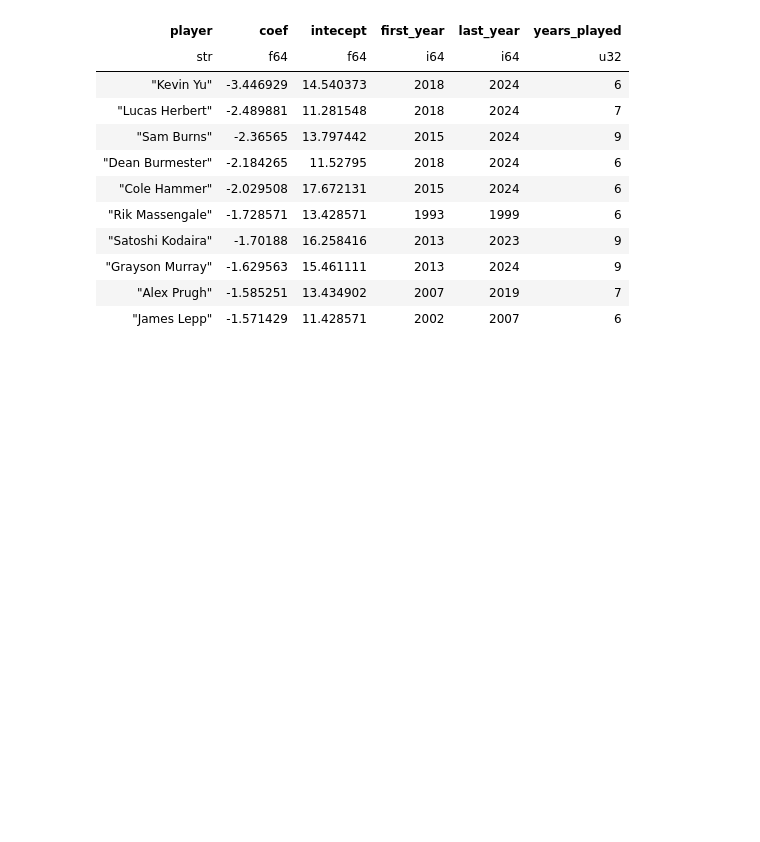
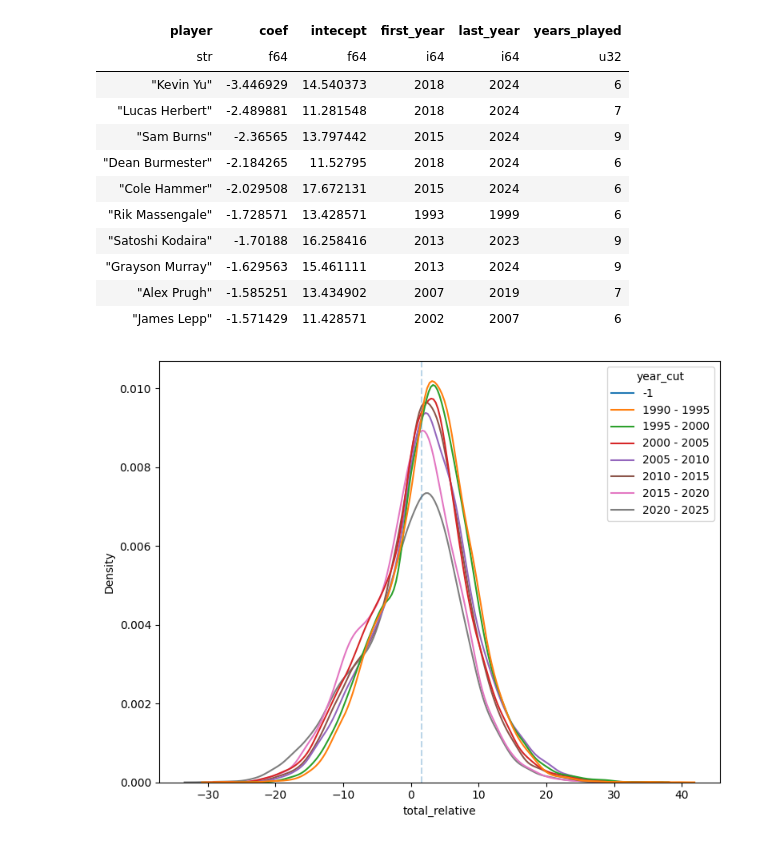
Before and after one commit to JackGreenaway/pga_scraper, a Jupyter notebook: analysis.ipynb, the cells around one changed output. Cells and saved outputs as stored; diff of their text form; code cells hidden in the pictures; blank space fills up the shorter version.

```diff
--- a/analysis.ipynb
+++ b/analysis.ipynb
@@ -237,3 +241,33 @@ shape: (10, 6)
 | "Grayson Murray" | -1.629563 | 15.461111 | 2013 | 2024 | 9 |
 | "Alex Prugh" | -1.585251 | 13.434902 | 2007 | 2019 | 7 |
 | "James Lepp" | -1.571429 | 11.428571 | 2002 | 2007 | 6 |
+# %%
+breaks = list(
+    range(
+        df["year"].min() - 1,
+        df["year"].max(),
+        5,
+    )
+)
+labels = ["-1"] + [
+    f"{a + 1} - {b + 1}" for a, b in list(zip(breaks, breaks[1:] + [breaks[-1] + 5]))
+]
+
+df = (
+    df.with_columns(
+        pl.col("year")
+        .cut(breaks=breaks, labels=labels, include_breaks=False)
+        .alias("year_cut")
+    )
+    # .filter(pl.col("year_cut") != labels[-1])
+    # .with_columns(pl.col("year_cut").cast(pl.Categorical))
+)
+# %%
+plt.figure(figsize=(8, 6))
+sns.kdeplot(data=df, x="total_relative", hue="year_cut", bw_adjust=1)
+
+plt.axvline(df["total_relative"].mean(), alpha=0.3, ls="--")
+
+plt.tight_layout()
+# %% [output]
+[figure, added]
```
Also changed, not shown: parts of 7 cells of this notebook, 2 other files.
